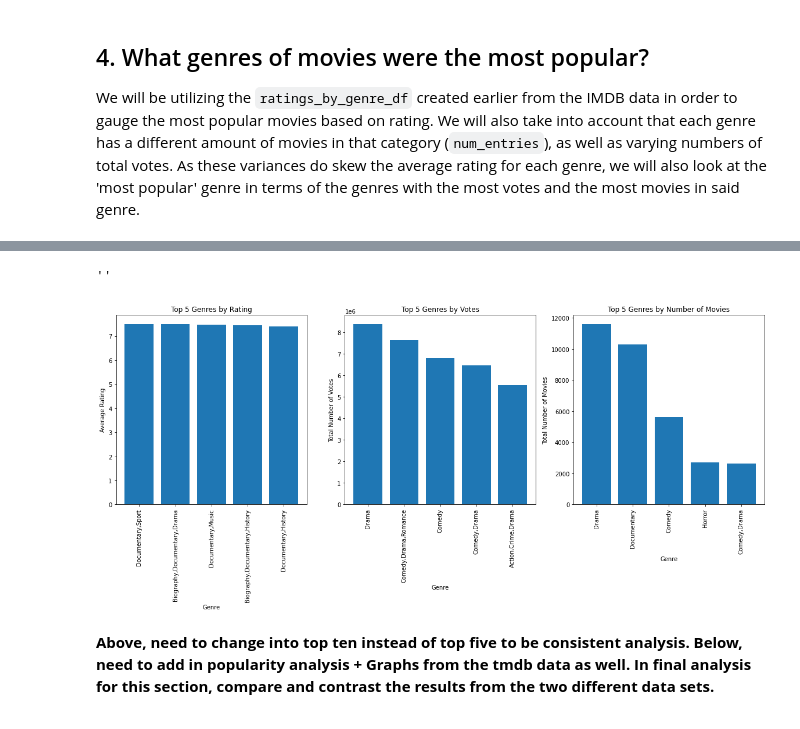
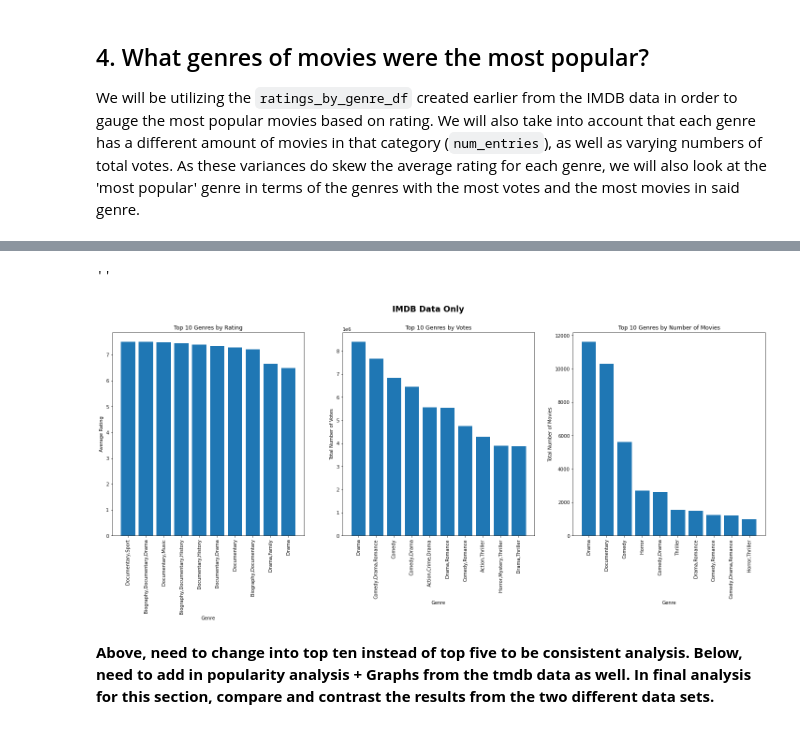
Before and after one commit to Bella3s/movie-analysis-project, a Jupyter notebook: movie_performance_analysis.ipynb, the cells around one changed output, grey strips where cells are left out. Drawn from its saved outputs; the diff is of its cells as text; code cells hidden in the pictures.

```diff
--- a/movie_performance_analysis.ipynb
+++ b/movie_performance_analysis.ipynb
@@ -1140,4 +1105,4 @@ ax.set_title('Top 10 Genres with Highest Net Income')
 
 We will be utilizing the `ratings_by_genre_df` created earlier from the IMDB data in order to gauge the most popular movies based on rating.  We will also take into account that each genre has a different amount of movies in that category (`num_entries`), as well as varying numbers of total votes. As these variances do skew the average rating for each genre, we will also look at the 'most popular' genre in terms of the genres with the most votes and the most movies in said genre.
 # %%
-top_five_by_averagerating = ratings_by_genre_df.sort_values(by=['averagerating_of_genre'], ascending=False).head(5)
+top_ten_by_averagerating = ratings_by_genre_df.sort_values(by=['averagerating_of_genre'], ascending=False).head(10)
@@ -1153,32 +1123,34 @@ top_five_by_averagerating
 # %%
-top_five_by_votes = ratings_by_genre_df.sort_values(by=['total_num_votes'], ascending=False).head(5)
+top_ten_by_votes = ratings_by_genre_df.sort_values(by=['total_num_votes'], ascending=False).head(10)
 # %%
-top_five_by_entries = ratings_by_genre_df.sort_values(by=['num_entries'], ascending=False).head(5)
+top_ten_by_entries = ratings_by_genre_df.sort_values(by=['num_entries'], ascending=False).head(10)
 # %%
-fig, ax = plt.subplots(ncols=3, figsize=(20,6))
+fig, ax = plt.subplots(ncols=3, figsize=(25,8))
 
 x_var = 'genres'
 
-ax[0].bar(top_five_by_averagerating[x_var], height=top_five_by_averagerating['averagerating_of_genre'])
+ax[0].bar(top_ten_by_averagerating[x_var], height=top_ten_by_averagerating['averagerating_of_genre'])
 ax[0].tick_params(axis='x', labelrotation=90)
 ax[0].set_xlabel('Genre')
 ax[0].set_ylabel('Average Rating')
-ax[0].set_title('Top 5 Genres by Rating')
+ax[0].set_title('Top 10 Genres by Rating')
 
-ax[1].bar(top_five_by_votes[x_var], height=top_five_by_votes['total_num_votes'])
+ax[1].bar(top_ten_by_votes[x_var], height=top_ten_by_votes['total_num_votes'])
 ax[1].tick_params(axis='x', labelrotation=90)
 ax[1].set_xlabel('Genre')
 ax[1].set_ylabel('Total Number of Votes')
-ax[1].set_title('Top 5 Genres by Votes')
+ax[1].set_title('Top 10 Genres by Votes')
 
-ax[2].bar(top_five_by_entries[x_var], height=top_five_by_entries['num_entries'])
+ax[2].bar(top_ten_by_entries[x_var], height=top_ten_by_entries['num_entries'])
 ax[2].tick_params(axis='x', labelrotation=90)
 ax[2].set_xlabel('Genre')
 ax[2].set_ylabel('Total Number of Movies')
-ax[2].set_title('Top 5 Genres by Number of Movies')
+ax[2].set_title('Top 10 Genres by Number of Movies')
+
+plt.suptitle('IMDB Data Only', fontsize='xx-large', fontweight='heavy')
 ;
 # %% [output]
 ''
-[figure, old version]
+[figure, new version]
 # %% [markdown]
 **Above, need to change into top ten instead of top five to be consistent analysis.  Below, need to add in popularity analysis + Graphs from the tmdb data as well.  In final analysis for this section, compare and contrast the results from the two different data sets.**
```
Also changed, not shown: parts of 66 cells of this notebook, 1 other file.
